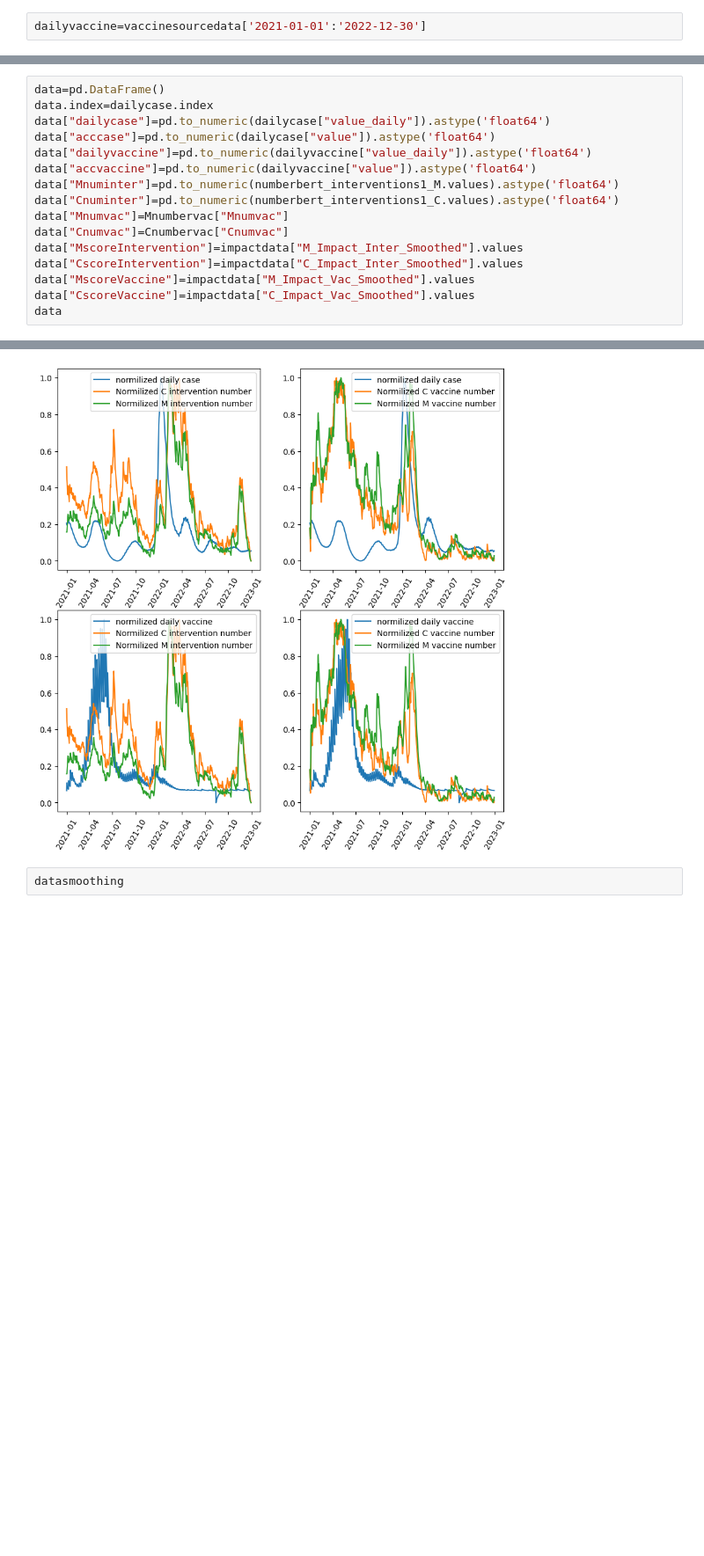
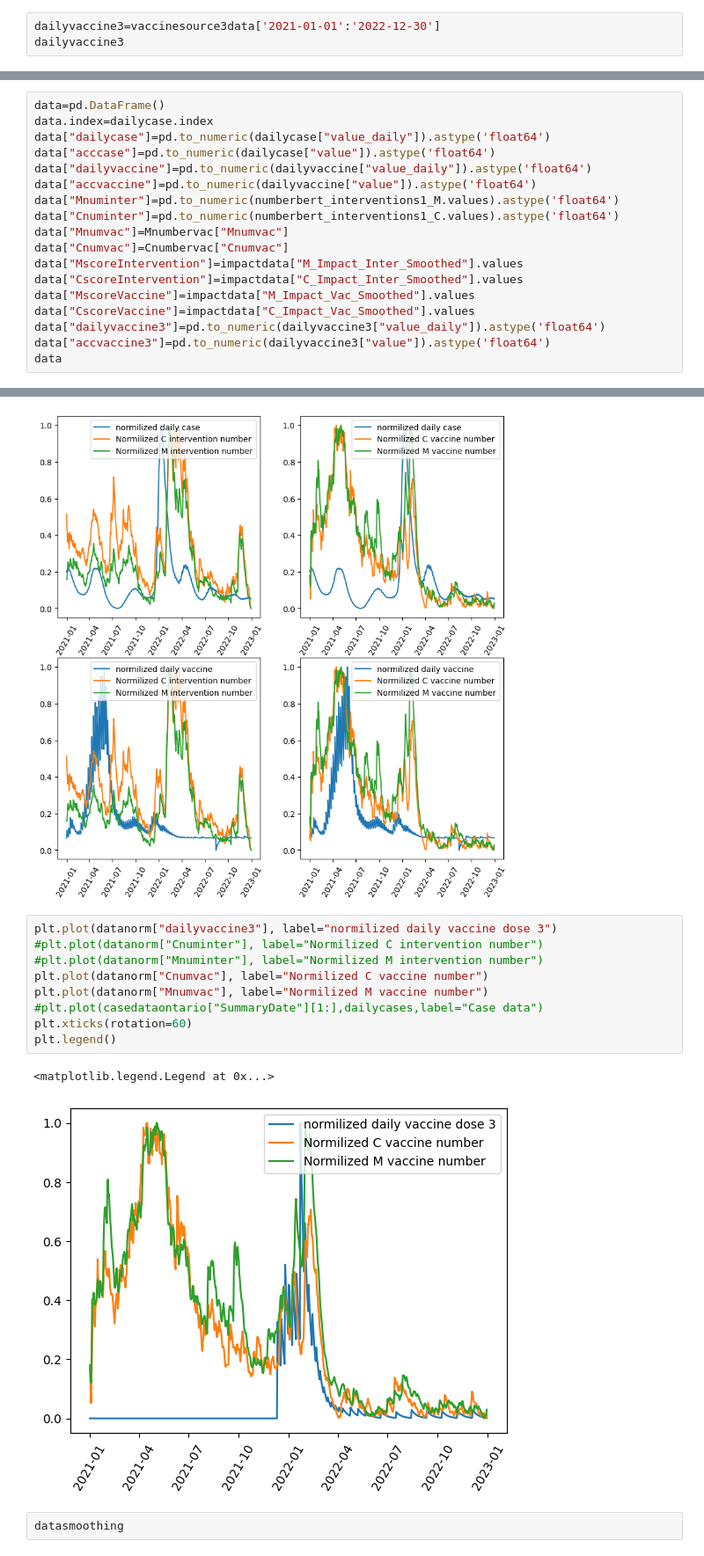
Before and after one commit to Song921012/CognitiveModel.jl, a Jupyter notebook: dataprocess.ipynb, the cells around one changed output, grey strips where cells are left out. Shown at 88% size. Saved outputs shown, nothing was run; the diff lists cells and outputs as text; blank space fills up the shorter version.

```diff
--- a/dataprocess.ipynb
+++ b/dataprocess.ipynb
@@ -163,2 +174,3 @@ dailyvaccine
 # %%
-dailyvaccine=vaccinesourcedata['2021-01-01':'2022-12-30']
+dailyvaccine3=vaccinesource3data['2021-01-01':'2022-12-30']
+dailyvaccine3
@@ -179,6 +206,8 @@ data["MscoreIntervention"]=impactdata["M_Impact_Inter_Smoothed"].values
 data["CscoreIntervention"]=impactdata["C_Impact_Inter_Smoothed"].values
 data["MscoreVaccine"]=impactdata["M_Impact_Vac_Smoothed"].values
 data["CscoreVaccine"]=impactdata["C_Impact_Vac_Smoothed"].values
+data["dailyvaccine3"]=pd.to_numeric(dailyvaccine3["value_daily"]).astype('float64')
+data["accvaccine3"]=pd.to_numeric(dailyvaccine3["value"]).astype('float64')
 data
 # %% [output]
 |  | dailycase | acccase | dailyvaccine | accvaccine | Mnuminter | Cnuminter | Mnumvac | Cnumvac | ... |
@@ -272,6 +301,18 @@ plt.legend()
 # %% [output]
 <matplotlib.legend.Legend at 0x...>
 [figure]
+# %%
+plt.plot(datanorm["dailyvaccine3"], label="normilized daily vaccine dose 3")
+#plt.plot(datanorm["Cnuminter"], label="Normilized C intervention number")
+#plt.plot(datanorm["Mnuminter"], label="Normilized M intervention number")
+plt.plot(datanorm["Cnumvac"], label="Normilized C vaccine number")
+plt.plot(datanorm["Mnumvac"], label="Normilized M vaccine number")
+#plt.plot(casedataontario["SummaryDate"][1:],dailycases,label="Case data")
+plt.xticks(rotation=60)
+plt.legend()
+# %% [output]
+<matplotlib.legend.Legend at 0x...>
+[figure, added]
 # %%
 datasmoothing
 # %% [output]
```
Also changed, not shown: parts of 4 cells of this notebook, 14 other files.
